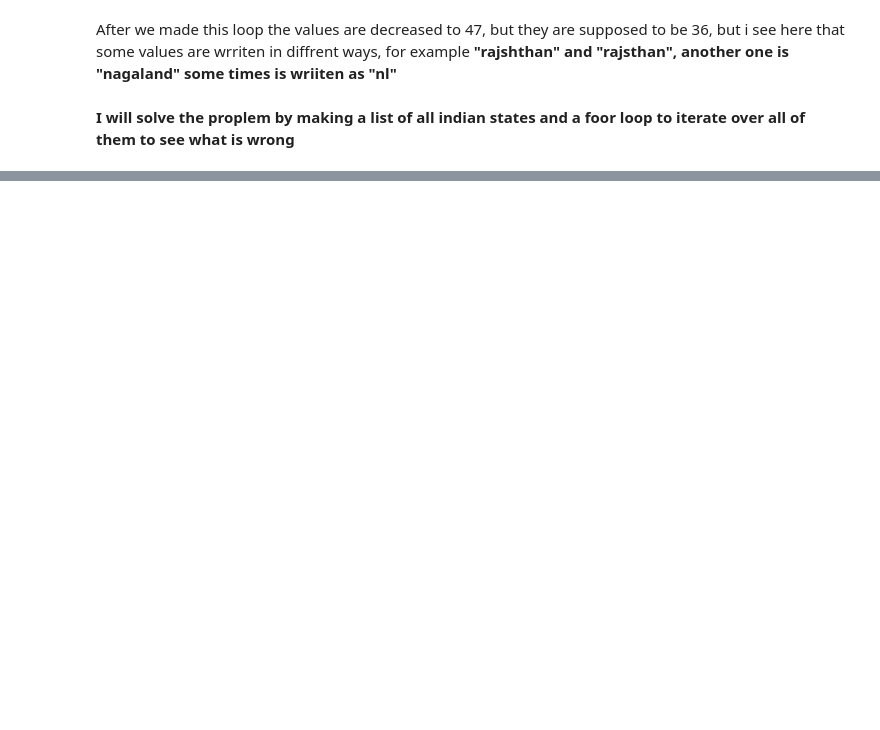
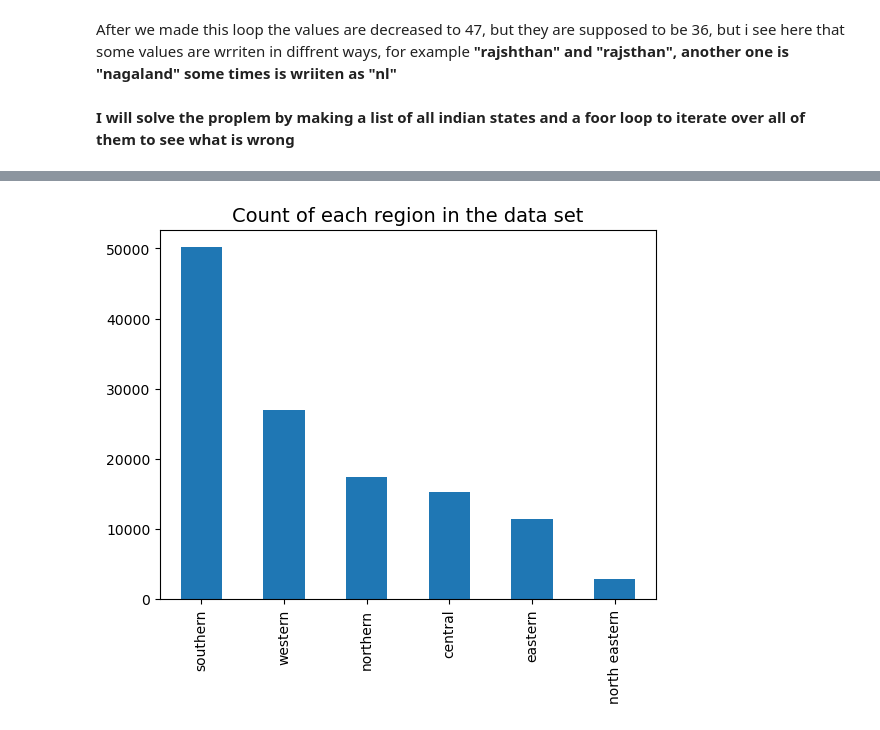
Before and after one commit to Abdelrahman2030/amazon_sales, a Jupyter notebook: amazon_products.ipynb, the cells around one changed output, grey strips where cells are left out. Cells and saved outputs as stored; diff of their text form; code cells hidden in the pictures; blank space fills up the shorter version.

```diff
--- a/amazon_products.ipynb
+++ b/amazon_products.ipynb
@@ -1082,0 +1287,5 @@ df_statistics[df_statistics["state_union"] == "not"]
+# %%
+df_statistics["region"].value_counts().plot(kind = "bar")
+plt.title("Count of each region in the data set", size = 14);
+# %% [output]
+[figure, added]
```
Also changed, not shown: parts of 36 cells of this notebook.
